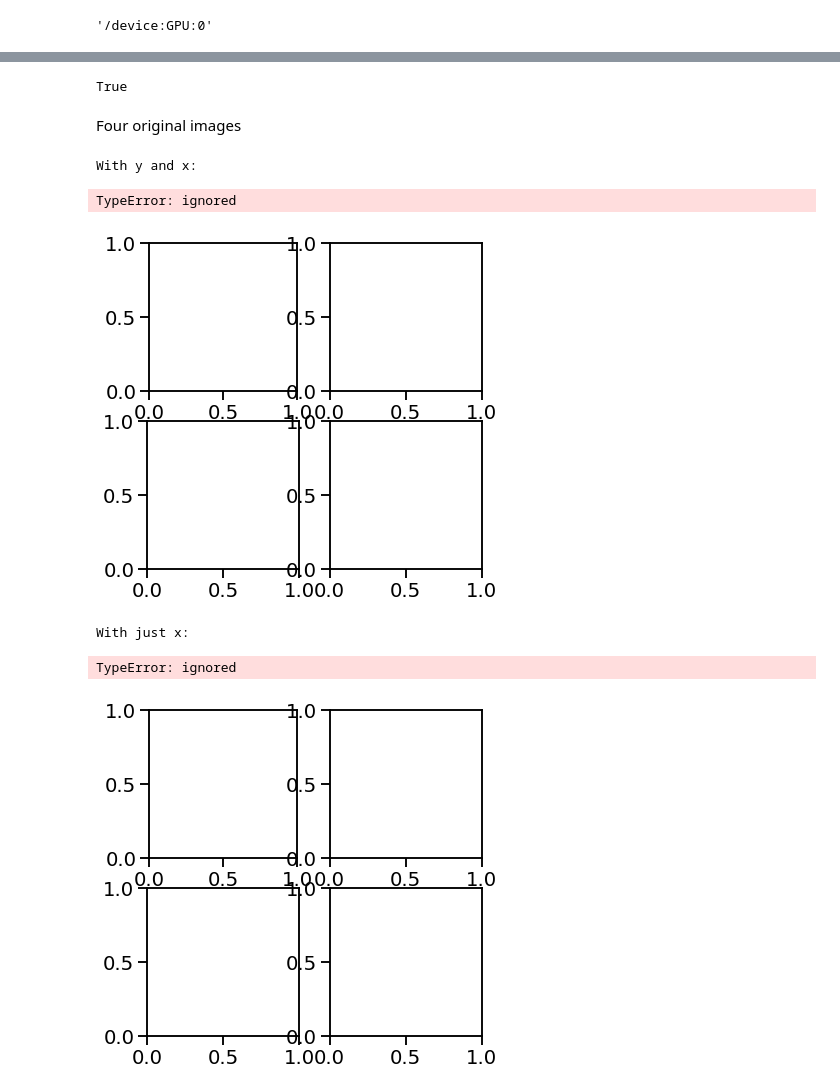
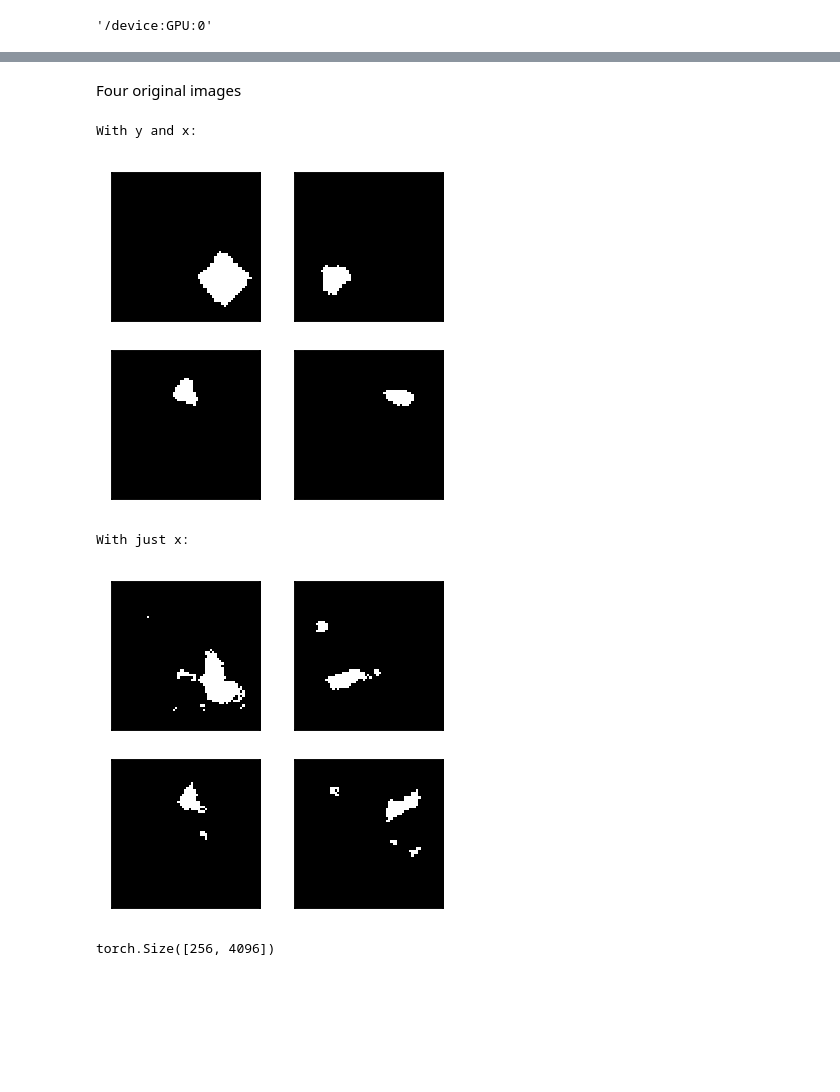
Before and after one commit to robertness/causalvae, a Jupyter notebook: vae_ajeya.ipynb, the cells around one changed output, grey strips where cells are left out. Drawn from its saved outputs; the diff is of its cells as text; code cells hidden in the pictures; blank space fills up the shorter version.

```diff
--- a/vae_ajeya.ipynb
+++ b/vae_ajeya.ipynb
@@ -337,7 +326,8 @@ def run_supervized_inference_for_epoch(data_loaders, losses):
 
         # extract the corresponding batch
         (xs, ys) = next(sup_iter)
-
+        xs = xs.cuda()
+        ys = ys.cuda()
         # run the inference for each loss with supervised or un-supervised
         # data as arguments
         for loss_id in range(num_losses):
@@ -393,7 +383,10 @@ def get_accuracy(data_loader, classifier_fn, batch_size):
     predictions, actuals = [], []
 
     # use the appropriate data loader
+
     for (xs, ys) in data_loader:
+        xs = xs.cuda()
+        ys = ys.cuda()
         # use classification function to compute all predictions for each batch
         predictions.append(classifier_fn(xs))
         actuals.append(ys)
@@ -462,7 +455,7 @@ SVAE(
 # %%
 sup_num = 60000
 batch_size = 256
-num_epochs = 50
+num_epochs = 100
 
 logger = open("./tmp.log", "w")
 # Number of supervised number
@@ -518,38 +527,38 @@ RuntimeError: ignored
-# %%
-#torch.save(sup_vae.state_dict(), 'sup_vae')
-torch.cuda.is_available()
-# %% [output]
-True
 # %%
 def reconstruct_image_w_label(xs, ys, vae):
     # backward
+    xs = xs.cuda()
+    ys = ys.cuda()
     sim_z_loc, sim_z_scale = vae.encoder_z([xs, ys])
     zs = dist.Normal(sim_z_loc, sim_z_scale).to_event(1).sample()
     # forward
+    zs = zs.cuda()
+    ys = ys.cuda()
     loc = vae.decoder([zs, ys])
     return dist.Bernoulli(loc).to_event(1).sample()
 
 def reconstruct_image(xs, vae):
     # backward
+    xs = xs.cuda()
     sim_ys = vae.encoder_y(xs)
     sim_z_loc, sim_z_scale = vae.encoder_z([xs, sim_ys])
     zs = dist.Normal(sim_z_loc, sim_z_scale).to_event(1).sample()
     # forward
-    loc = vae.decoder([zs, ys])
+    zs = zs.cuda()
+    loc = vae.decoder([zs, ys.cuda()])
     return dist.Bernoulli(loc).to_event(1).sample()
 
 def convert_back(x):
-    return x.reshape(-1, 64, 64).numpy().astype(np.uint8)
+    return x.cpu().reshape(-1, 64, 64).numpy().astype(np.uint8)
 
-def show_images_grid(imgs_, num_images=25):
+def show_images_grid(imgs_, num_images):
     ncols = int(np.ceil(num_images**0.5))
     nrows = int(np.ceil(num_images / ncols))
     _, axes = plt.subplots(ncols, nrows, figsize=(nrows * 3, ncols * 3))
     axes = axes.flatten()
-
     for ax_i, ax in enumerate(axes):
         if ax_i < num_images:
-          ax.imshow(imgs_[ax_i], cmap='Greys_r',  interpolation='nearest')
+          ax.imshow(imgs_[ax_i].reshape(64, 64), cmap='Greys_r',  interpolation='nearest')
           ax.set_xticks([])
           ax.set_yticks([])
         else:
@@ -570,11 +579,10 @@ xs, ys = next(sup_iter)
 # %%
 print("With y and x:")
 xs_sim1 = reconstruct_image_w_label(xs, ys, sup_vae)
-viz_images(xs_sim1, 2)
+viz_images(xs_sim1, 4)
 # %% [output]
 With y and x:
-TypeError: ignored
-[figure, old version]
+[figure, new version]
 # %%
 print("With just x:")
 # backward
@@ -582,5 +590,8 @@ xs_sim2 = reconstruct_image(xs, sup_vae)
 viz_images(xs_sim2, 4)
 # %% [output]
 With just x:
-TypeError: ignored
-[figure, old version]
+[figure, new version]
+# %%
+xs_sim2.shape
+# %% [output]
+torch.Size([256, 4096])
```
Also changed, not shown: parts of 5 cells of this notebook.
